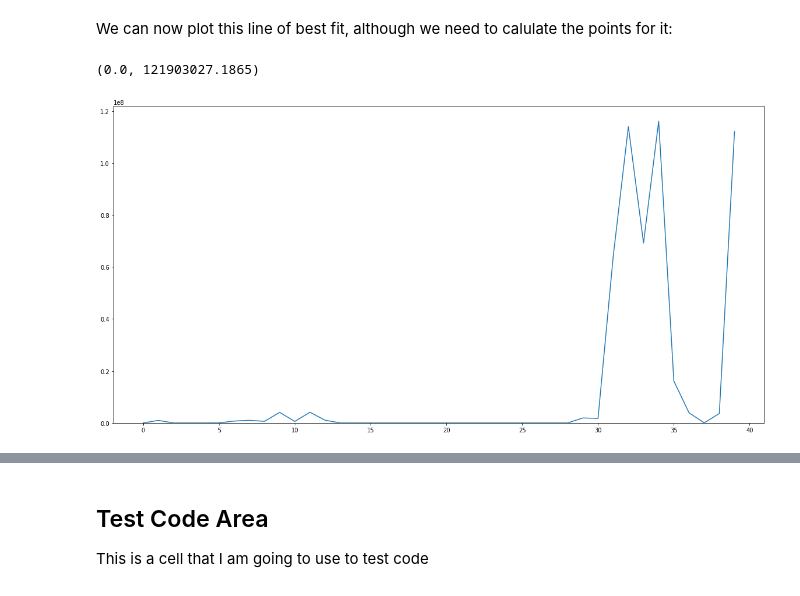
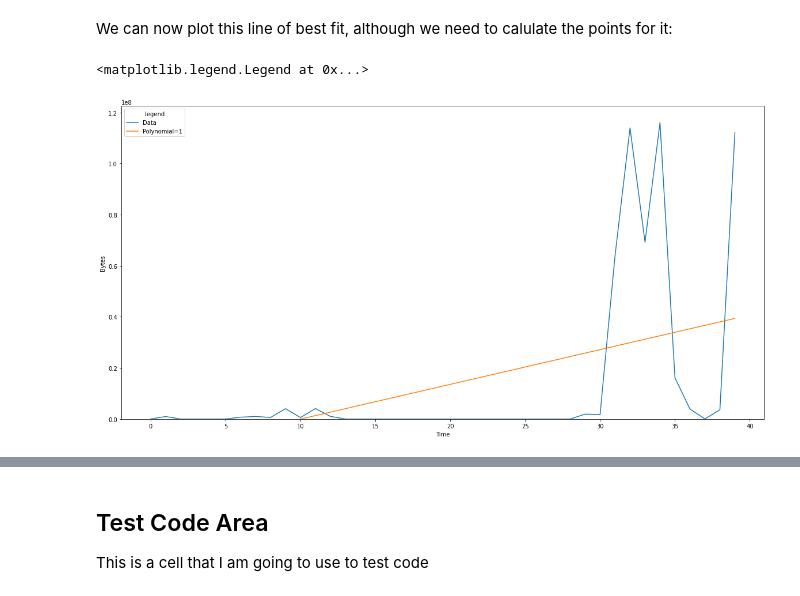
Before and after one commit to JakeNTech/TTDS_DataScience_Project, a Jupyter notebook: Notebook.ipynb, the cells around one changed output, grey strips where cells are left out. Drawn from its saved outputs; the diff is of its cells as text; code cells hidden in the pictures.

```diff
--- a/Notebook.ipynb
+++ b/Notebook.ipynb
@@ -81,19 +77,22 @@ plot_data(range(0,len(timestamp)+1), kilobytes)
 We can now start to plot our line of best fit, we can start with a polynomial of 1 just to see if it works:
 # %%
 coefficients = np.polyfit(range(0,len(timestamp)),kilobytes,1) # Ploynomail
-poly = np.poly1d(coefficients)
-print(f"The error with our calculated line of best fit is: {np.sum((poly(timestamp)-kilobytes)**2)}")
+poly1 = np.poly1d(coefficients)
+print(f"The error with our calculated line of best fit is: {np.sum((poly1(timestamp)-kilobytes)**2)}")
 # %% [output]
 The error with our calculated line of best fit is: 3.1754691671235056e+16
 # %% [markdown]
 We can now plot this line of best fit, although we need to calulate the points for it:
 # %%
 new_x = np.linspace(timestamp[0],timestamp[-1])
-new_y = poly(new_x)
+new_y = poly1(new_x)
 plt.plot(timestamp,kilobytes,label="Data")
-p
+plt.plot(new_x, new_y,label="Polynomial=1")
 # We specify this so we dont see anything below 0...We can't have negative number of bytes passing the sensor anyway
 plt.ylim(bottom=0)
+plt.xlabel('Time')
+plt.ylabel('Bytes')
+plt.legend(title="legend")
 # %% [output]
-(0.0, 121903027.1865)
+<matplotlib.legend.Legend at 0x...>
-[figure, old version]
+[figure, new version]
```
Also changed, not shown: parts of 11 cells of this notebook.
